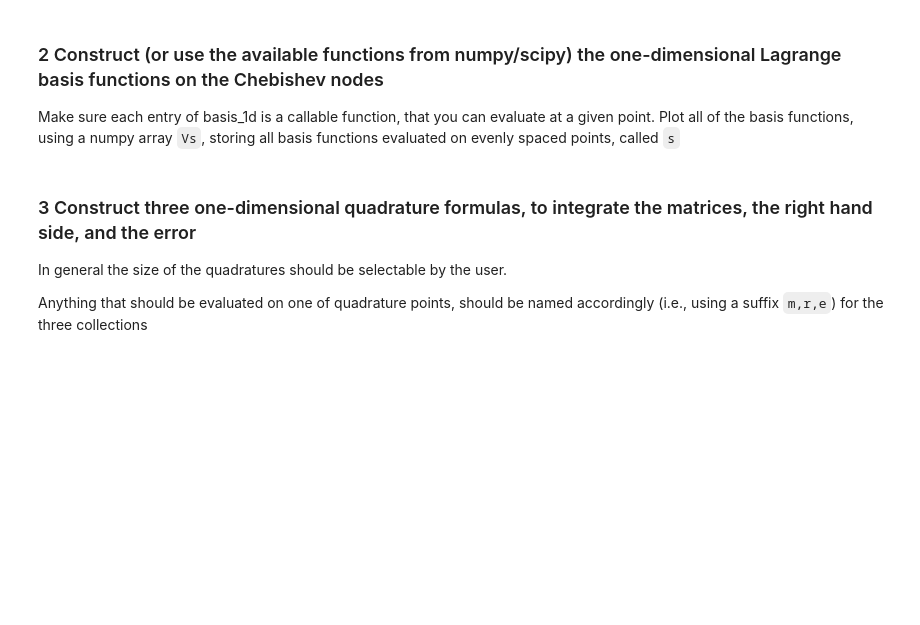
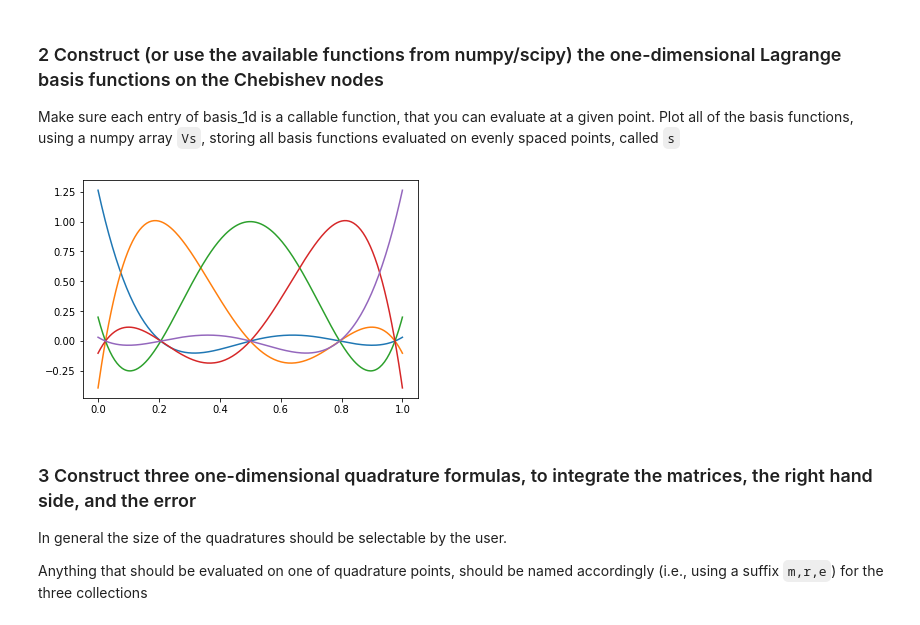
Before and after one commit to marcob3t/P1.4_seed, a Jupyter notebook: FinalProject.ipynb, the cells around one changed output. Cells and saved outputs as stored; diff of their text form; code cells hidden in the pictures; blank space fills up the shorter version.

Commit message:
2 - lagrange basis

```diff
--- a/FinalProject.ipynb
+++ b/FinalProject.ipynb
@@ -47,20 +47,26 @@ C = chebi(order)
 ### 2 Construct (or use the available functions from numpy/scipy) the one-dimensional Lagrange basis functions on the Chebishev nodes
 Make sure each entry of basis_1d is a callable function, that you can evaluate at a given point. Plot all of the basis functions, using a numpy array `Vs`, storing all basis functions evaluated on evenly spaced points, called `s`
 # %%
-plot_resolution = 257
-
 basis_1d = []
 # YOUR CODE HERE to fill basis_1d
+for i in xrange(order):
+    basis_1d.append(lambda x, k=i : product([ (x-C[j])/(C[k]-C[j]) for j in xrange(order) if j != k], axis=0))
 
 Vs = zeros((plot_resolution, order))
+plot_resolution = 257
 
 # YOUR CODE HERE to fill Vs
 # Vs[:,0] = basis_1d[0](s)
 # ...
+s = linspace(0, 1, plot_resolution)
+for i in xrange(order):
+    Vs[:,i] = basis_1d[i](s)
 
 ## Example plot:
 # s = linspace(0, 1, plot_resolution)
-# plot(s, Vs)
+_ = plot(s, Vs)
+# %% [output]
+[figure, added]
 # %% [markdown]
 ### 3 Construct three one-dimensional quadrature formulas, to integrate the matrices, the right hand side, and the error
 
```
